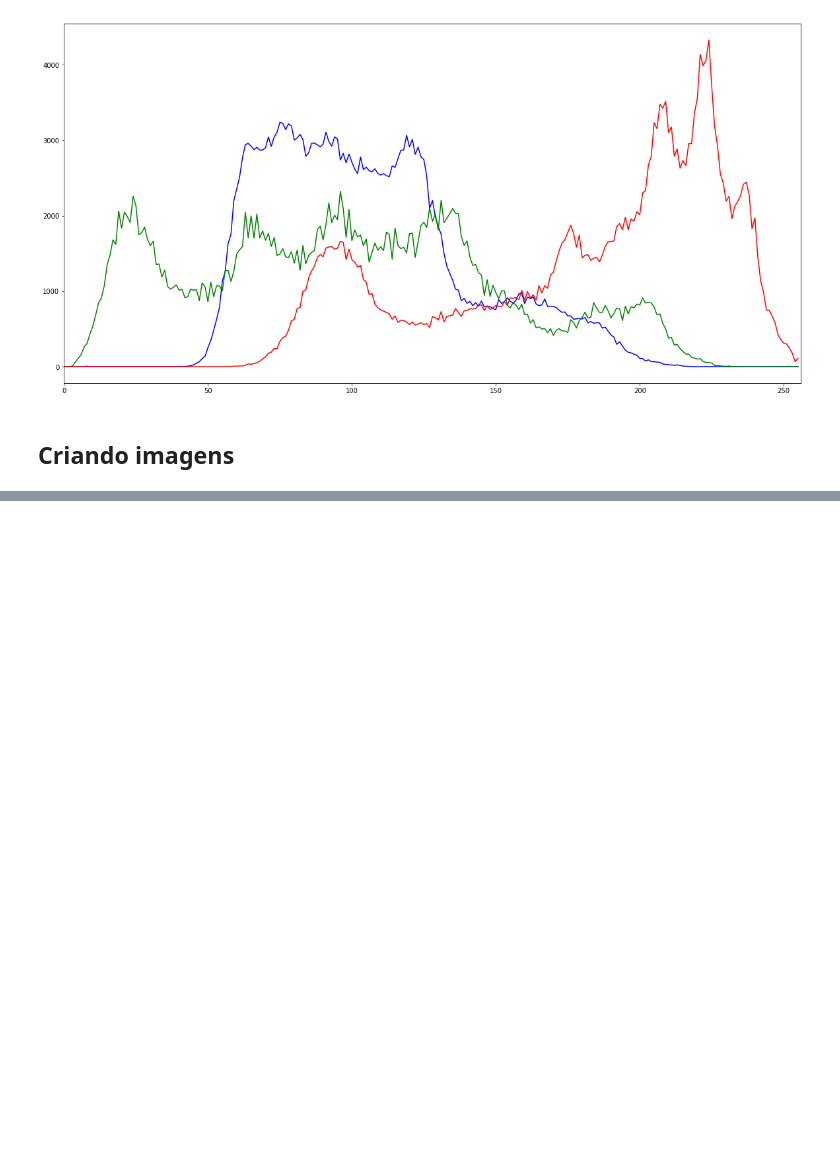
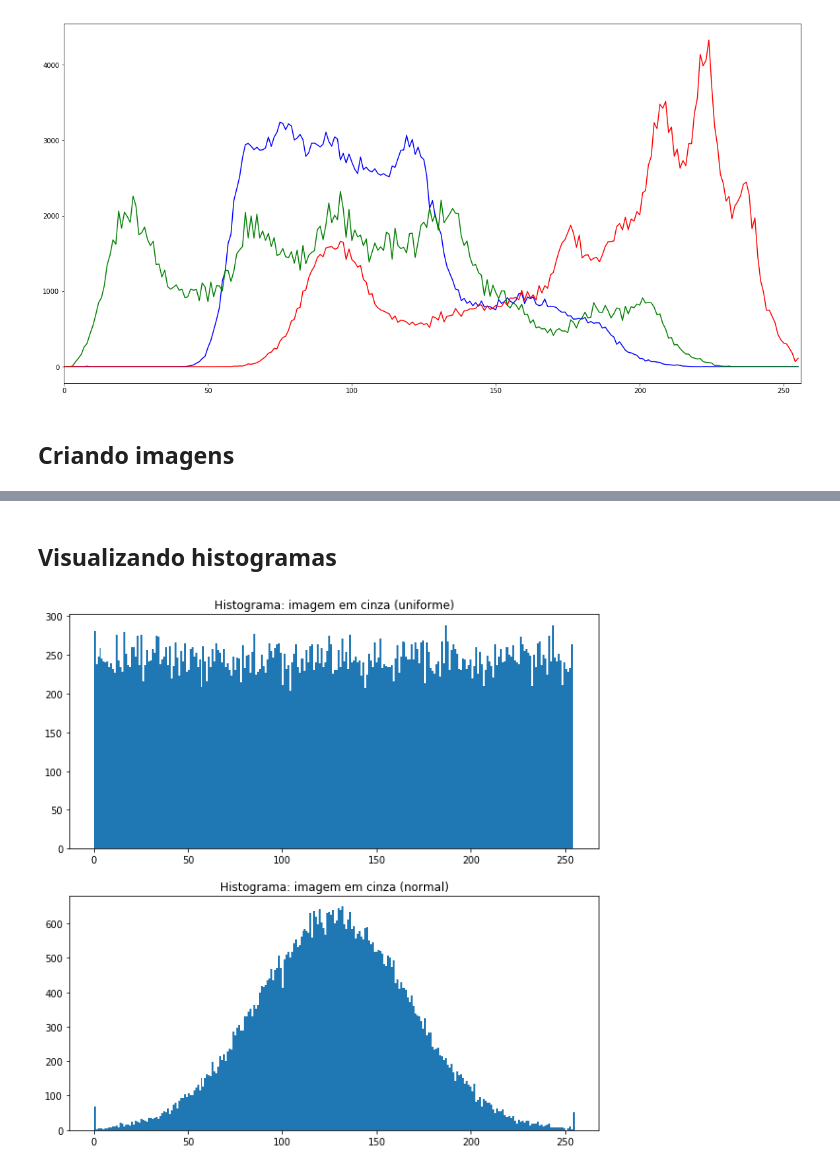
Before and after one commit to latived/pdi, a Jupyter notebook: notebooks/02_001_Intro.ipynb, the cells around one changed output, grey strips where cells are left out. Saved outputs shown, nothing was run; the diff lists cells and outputs as text; code cells hidden in the pictures; blank space fills up the shorter version.

```diff
--- a/notebooks/02_001_Intro.ipynb
+++ b/notebooks/02_001_Intro.ipynb
@@ -84,0 +137,8 @@ plt.show()
+# %% [markdown]
+## Visualizando histogramas
+# %%
+plt.subplot(211), plt.title("Histograma: imagem em cinza (uniforme)"), plt.hist(imgg_u.ravel(), 256, [0, 255])
+plt.subplot(212), plt.title("Histograma: imagem em cinza (normal)"), plt.hist(imgg_n.ravel(), 256, [0, 255])
+plt.show()
+# %% [output]
+[figure, added]
```
Also changed, not shown: parts of 14 cells of this notebook.
